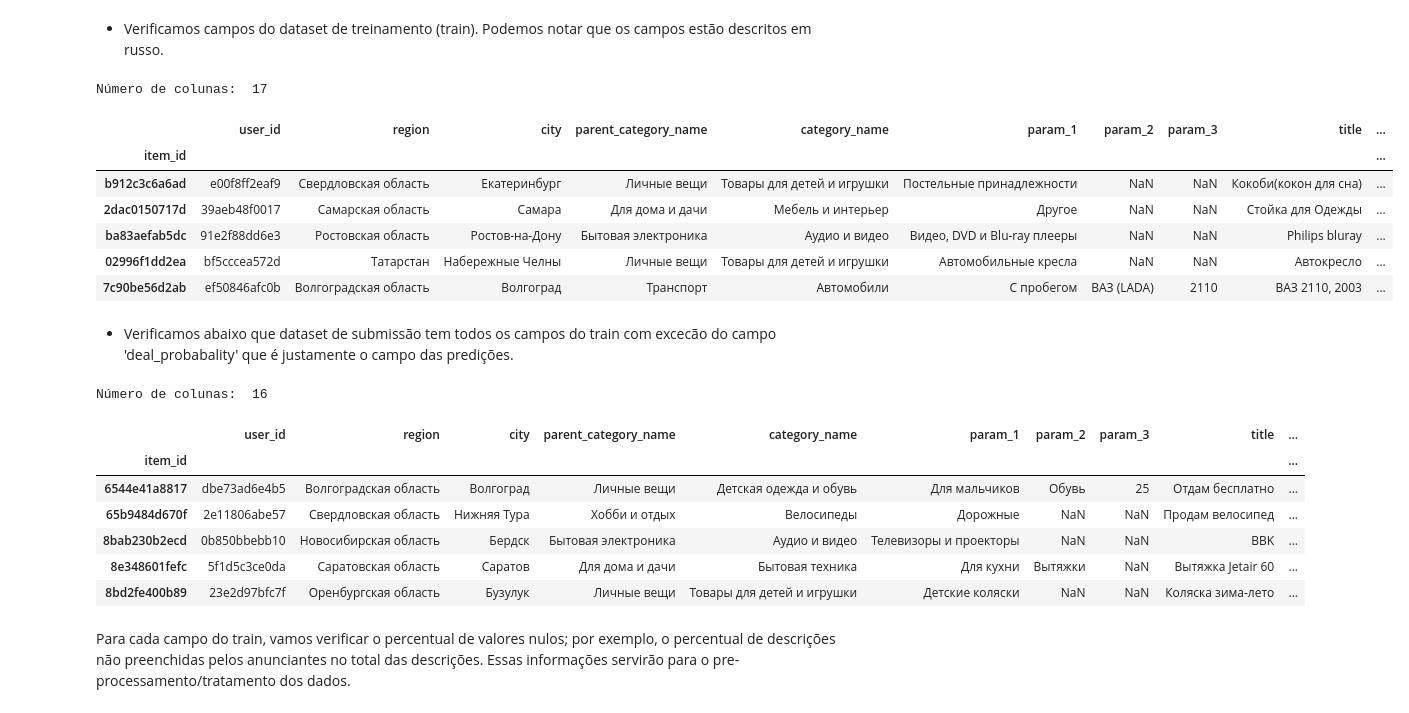
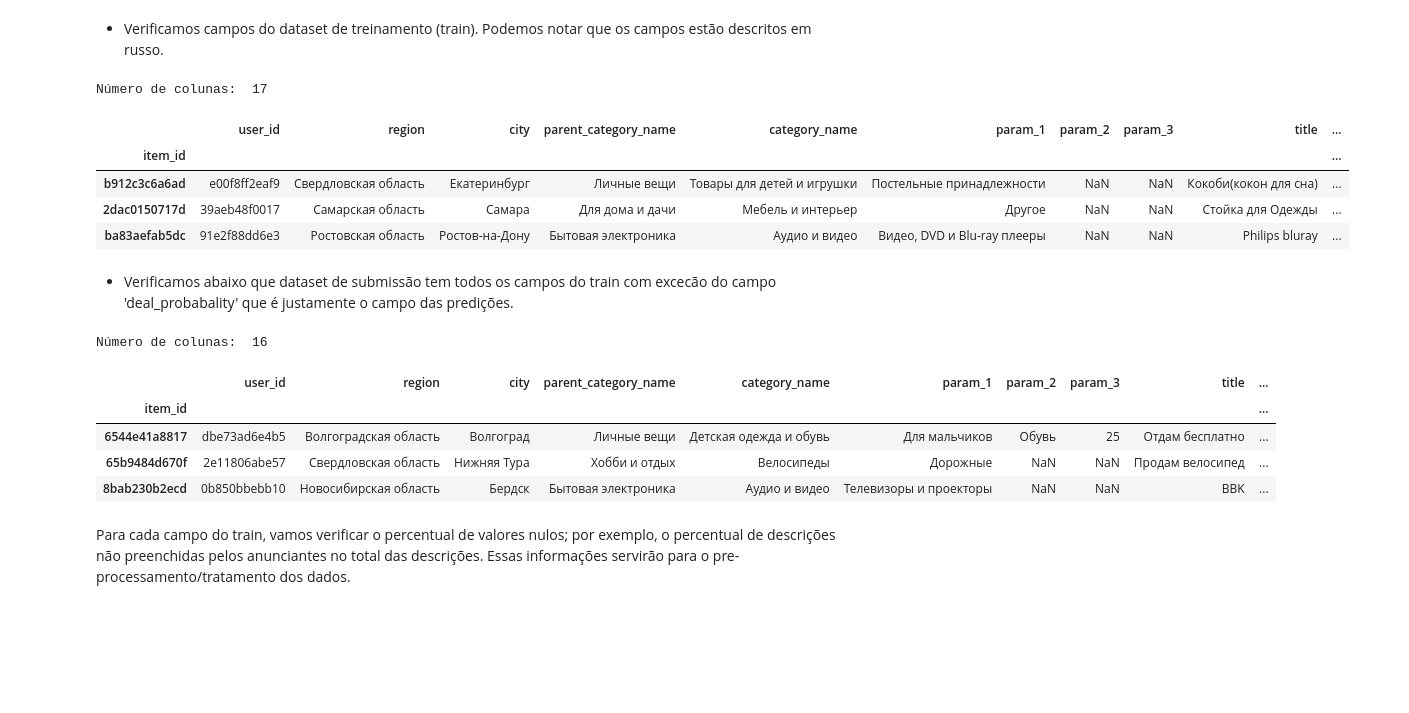
Before and after one commit to arruda/avito_challenge, a Jupyter notebook: final_avito.ipynb, the cells around one changed output. Cells and saved outputs as stored; diff of their text form; code cells hidden in the pictures; blank space fills up the shorter version.

```diff
--- a/final_avito.ipynb
+++ b/final_avito.ipynb
@@ -81,21 +79,19 @@ Train:  1503424 ; Submission:  508438
 * Verificamos campos do dataset de treinamento (train). Podemos notar que os campos estão descritos em russo.
 # %%
 print('Número de colunas: ', train_complete_df.shape[1])
-train_complete_df.head()
+train_complete_df.head(3)
 # %% [output]
 Número de colunas:  17
 |  | user_id | region | city | parent_category_name | category_name | param_1 | param_2 | param_3 | title | ... |
 | item_id |  |  |  |  |  |  |  |  |  | ... |
 | b912c3c6a6ad | e00f8ff2eaf9 | Свердловская область | Екатеринбург | Личные вещи | Товары для детей и игрушки | Постельные принадлежности | NaN | NaN | Кокоби(кокон для сна) | ... |
 | 2dac0150717d | 39aeb48f0017 | Самарская область | Самара | Для дома и дачи | Мебель и интерьер | Другое | NaN | NaN | Стойка для Одежды | ... |
 | ba83aefab5dc | 91e2f88dd6e3 | Ростовская область | Ростов-на-Дону | Бытовая электроника | Аудио и видео | Видео, DVD и Blu-ray плееры | NaN | NaN | Philips bluray | ... |
-| 02996f1dd2ea | bf5cccea572d | Татарстан | Набережные Челны | Личные вещи | Товары для детей и игрушки | Автомобильные кресла | NaN | NaN | Автокресло | ... |
-| 7c90be56d2ab | ef50846afc0b | Волгоградская область | Волгоград | Транспорт | Автомобили | С пробегом | ВАЗ (LADA) | 2110 | ВАЗ 2110, 2003 | ... |
 # %% [markdown]
 * Verificamos abaixo que dataset de submissão tem todos os campos do train com excecão do campo 'deal_probabality' que é justamente o campo das predições.
 # %%
 print('Número de colunas: ', submission_df.shape[1])
-submission_df.head()
+submission_df.head(3)
 # %% [output]
 Número de colunas:  16
 |  | user_id | region | city | parent_category_name | category_name | param_1 | param_2 | param_3 | title | ... |
@@ -103,8 +99,6 @@ Número de colunas:  16
 | 6544e41a8817 | dbe73ad6e4b5 | Волгоградская область | Волгоград | Личные вещи | Детская одежда и обувь | Для мальчиков | Обувь | 25 | Отдам бесплатно | ... |
 | 65b9484d670f | 2e11806abe57 | Свердловская область | Нижняя Тура | Хобби и отдых | Велосипеды | Дорожные | NaN | NaN | Продам велосипед | ... |
 | 8bab230b2ecd | 0b850bbebb10 | Новосибирская область | Бердск | Бытовая электроника | Аудио и видео | Телевизоры и проекторы | NaN | NaN | BBK | ... |
-| 8e348601fefc | 5f1d5c3ce0da | Саратовская область | Саратов | Для дома и дачи | Бытовая техника | Для кухни | Вытяжки | NaN | Вытяжка Jetair 60 | ... |
-| 8bd2fe400b89 | 23e2d97bfc7f | Оренбургская область | Бузулук | Личные вещи | Товары для детей и игрушки | Детские коляски | NaN | NaN | Коляска зима-лето | ... |
 # %% [markdown]
 Para cada campo do train, vamos verificar o percentual de valores nulos; por exemplo, o percentual de descrições não preenchidas pelos anunciantes no total das descrições. Essas informações servirão para o pre-processamento/tratamento dos dados.
 # %%
```
Also changed, not shown: parts of 36 cells of this notebook.
